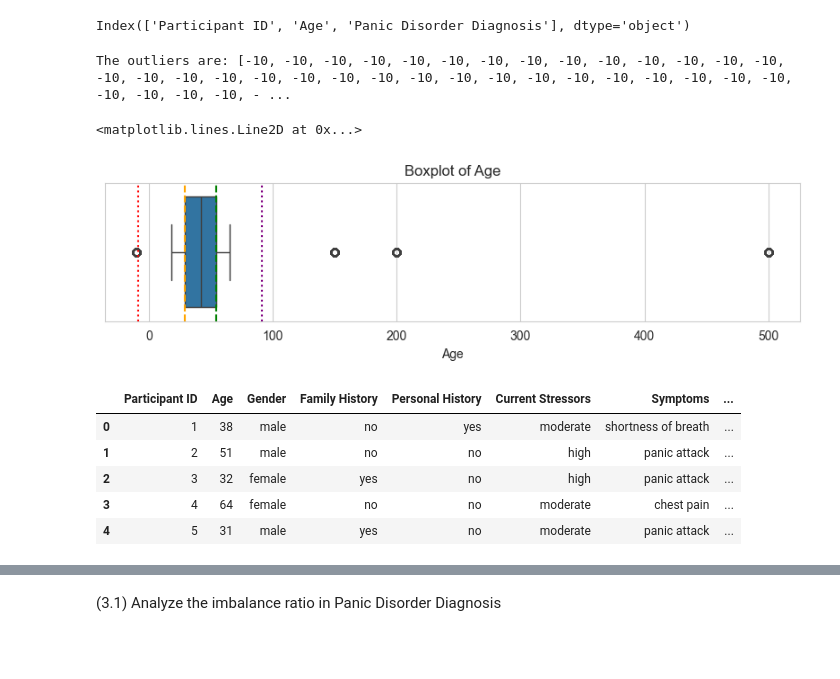
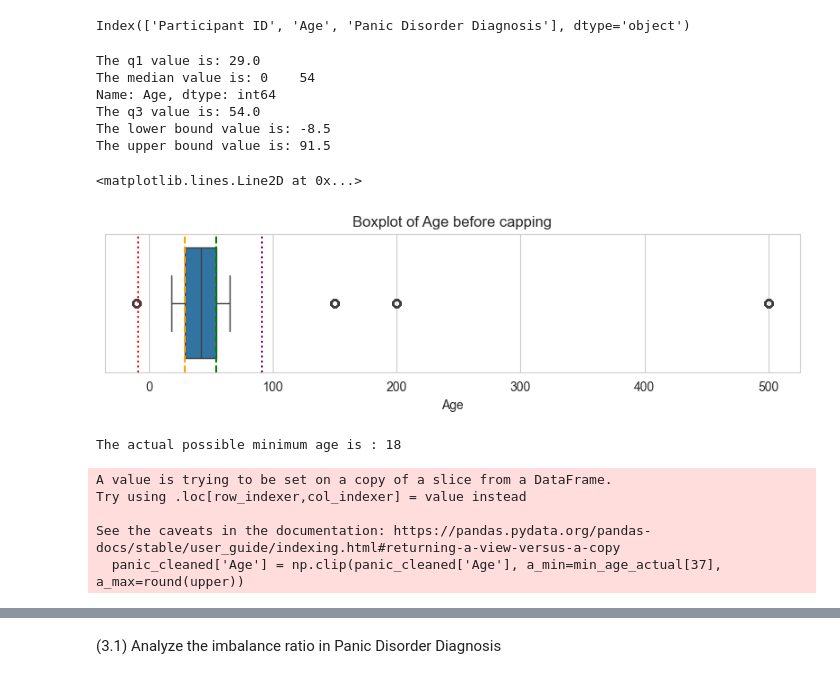
Before and after one commit to junaid9248/COSC-5610_Data-Mining, a Jupyter notebook: Final project/final_project.ipynb, the cells around one changed output, grey strips where cells are left out. Drawn from its saved outputs; the diff is of its cells as text; code cells hidden in the pictures; blank space fills up the shorter version.

```diff
--- a/Final project/final_project.ipynb
+++ b/Final project/final_project.ipynb
@@ -350,6 +350,13 @@ inter_quartile_range = q3-q1
 lower = q1 - (1.5*inter_quartile_range)
 upper = q3 + (1.5*inter_quartile_range)
 
+print(f"The q1 value is: {q1}")
+print(f"The median value is: {ages.mode()}")
+print(f"The q3 value is: {q3}")
+
+print(f"The lower bound value is: {lower}")
+print(f"The upper bound value is: {upper}")
+
 #Listing all outliers
 outliers = []
 for age in ages:
@@ -358,29 +365,36 @@ for age in ages:
 
 #print('The outliers are: {}'.format(outliers))
 # %% [output]
-The outliers are: [-10, -10, -10, -10, -10, -10, -10, -10, -10, -10, -10, -10, -10, -10, -10, -10, -10, -10, -10, -10, -10, -10, -10, -10, -10, -10, -10, -10, -10, -10, -10, -10, -10, -10, -10, -10, - ...
+The q1 value is: 29.0
+The median value is: 0    54
+Name: Age, dtype: int64
+The q3 value is: 54.0
+The lower bound value is: -8.5
+The upper bound value is: 91.5
 # %%
-# Visualizing boxplots to show distribution an outliers
+# Visualizing boxplots to show distribution of outliers
 plt.figure(figsize=(10,2))
 sns.boxplot(x= panic_cleaned['Age'])
-plt.title('Boxplot of Age')
+plt.title('Boxplot of Age before capping')
 
 plt.axvline(q1, color='orange', linestyle='--', label=f'Q1 = {q1:.1f}')
 plt.axvline(q3, color='green', linestyle='--', label=f'Q3 = {q3:.1f}')
 
 plt.axvline(lower, color='red', linestyle=':', label=f'Lower whisker = {lower:.1f}')
 plt.axvline(upper, color='purple', linestyle=':', label=f'Upper whisker = {upper:.1f}')
 # %% [output]
 <matplotlib.lines.Line2D at 0x...>
-[figure, old version]
+[figure, new version]
 # %%
 #Cleaning the age column to remove all extreme outliers by using lower and upper bounds as clipping
-panic_cleaned['Age'].clip(lower=int(lower), upper=int(upper))
-panic_cleaned.head(5)
+min_age_actual = panic_cleaned['Age'][(panic_cleaned['Age'] > 0) & (panic_cleaned['Age'] <= 18) ]
+print(f'The actual possible minimum age is : {min_age_actual[37]} \n')
+
+panic_cleaned['Age'] = np.clip(panic_cleaned['Age'], a_min=min_age_actual[37], a_max=round(upper))
 # %% [output]
-|  | Participant ID | Age | Gender | Family History | Personal History | Current Stressors | Symptoms | ... |
-| 0 | 1 | 38 | male | no | yes | moderate | shortness of breath | ... |
-| 1 | 2 | 51 | male | no | no | high | panic attack | ... |
-| 2 | 3 | 32 | female | yes | no | high | panic attack | ... |
-| 3 | 4 | 64 | female | no | no | moderate | chest pain | ... |
-| 4 | 5 | 31 | male | yes | no | moderate | panic attack | ... |
+The actual possible minimum age is : 18
+A value is trying to be set on a copy of a slice from a DataFrame.
+Try using .loc[row_indexer,col_indexer] = value instead
+
+See the caveats in the documentation: https://pandas.pydata.org/pandas-docs/stable/user_guide/indexing.html#returning-a-view-versus-a-copy
+  panic_cleaned['Age'] = np.clip(panic_cleaned['Age'], a_min=min_age_actual[37], a_max=round(upper))
```
Also changed, not shown: parts of 18 cells of this notebook.
